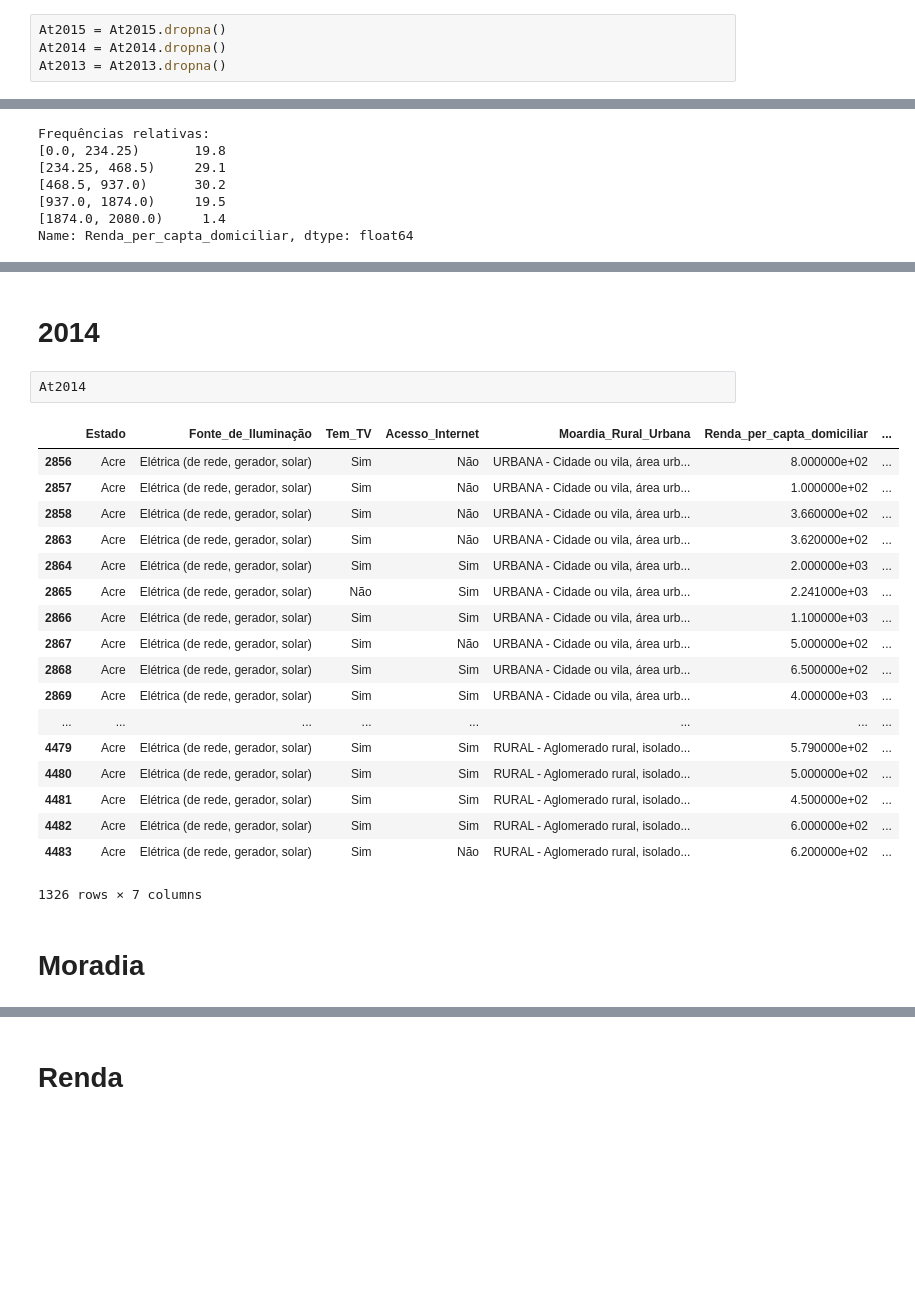
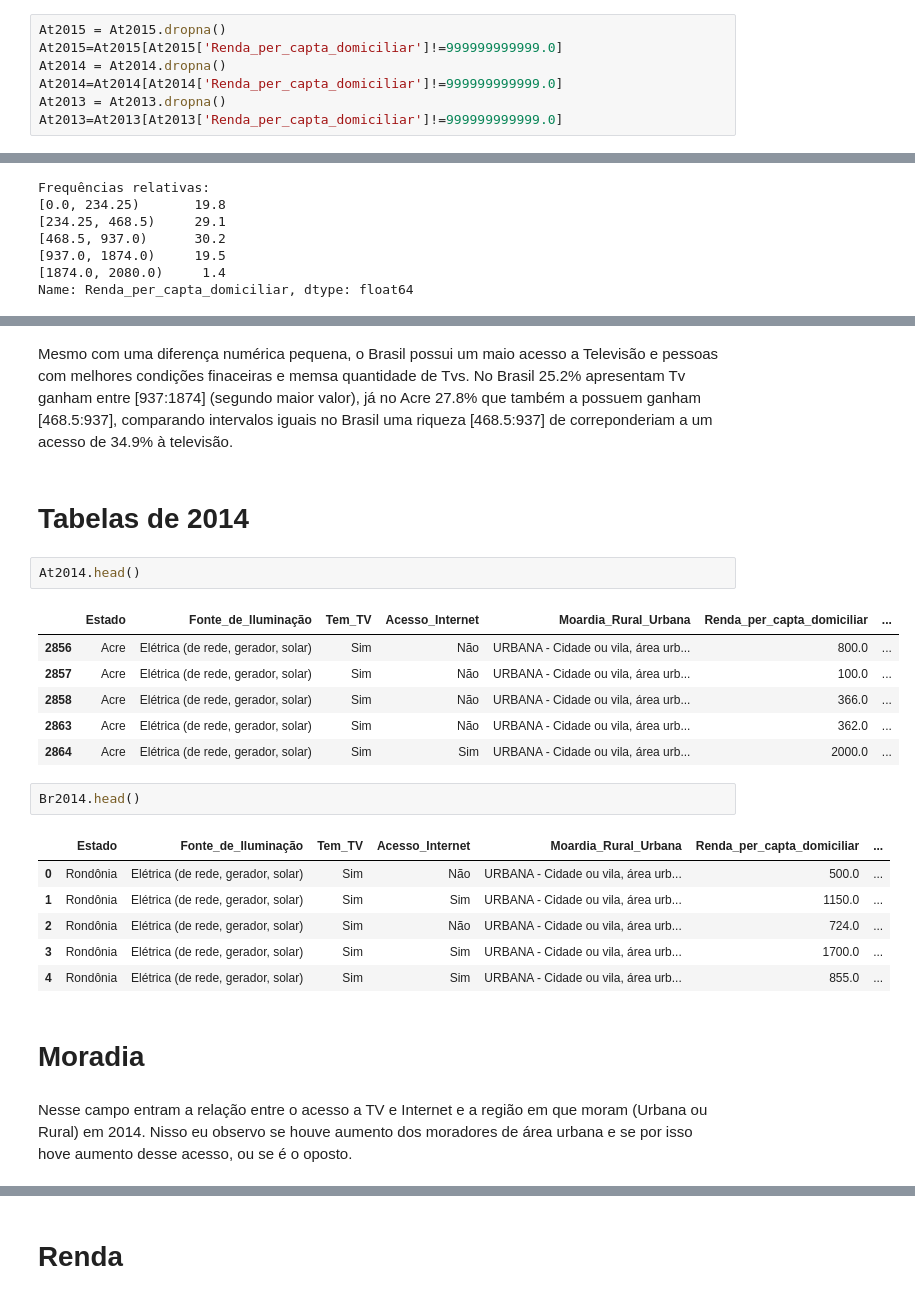
Before and after one commit to pedrodias98/Projeto1-CD, a Jupyter notebook: Projeto1 Layout.ipynb, the cells around one changed output, grey strips where cells are left out. Saved outputs shown, nothing was run; the diff lists cells and outputs as text; blank space fills up the shorter version.

```diff
--- a/Projeto1 Layout.ipynb
+++ b/Projeto1 Layout.ipynb
@@ -129,4 +216,7 @@ At2013.Moardia_Rural_Urbana.cat.categories = (["URBANA - Cidade ou vila, área u
 # %%
 At2015 = At2015.dropna()
+At2015=At2015[At2015['Renda_per_capta_domiciliar']!=999999999999.0]
 At2014 = At2014.dropna()
+At2014=At2014[At2014['Renda_per_capta_domiciliar']!=999999999999.0]
 At2013 = At2013.dropna()
+At2013=At2013[At2013['Renda_per_capta_domiciliar']!=999999999999.0]
@@ -283,25 +557,26 @@ plt.ylabel('Freq.Relativa (em %)')
+# %% [markdown]
+Mesmo com uma diferença numérica pequena, o Brasil possui um maio acesso a Televisão e pessoas com melhores condições finaceiras e memsa quantidade de Tvs. No Brasil 25.2% apresentam Tv ganham entre [937:1874] (segundo maior valor), já no Acre 27.8% que também a possuem ganham [468.5:937], comparando intervalos iguais no Brasil uma riqueza [468.5:937] de correponderiam a um acesso de 34.9% à televisão.
 # %% [markdown]
-# 2014
+# Tabelas de 2014
 # %%
-At2014
+At2014.head()
 # %% [output]
 |  | Estado | Fonte_de_Iluminação | Tem_TV | Acesso_Internet | Moardia_Rural_Urbana | Renda_per_capta_domiciliar | ... |
-| 2856 | Acre | Elétrica (de rede, gerador, solar) | Sim | Não | URBANA - Cidade ou vila, área urb... | 8.000000e+02 | ... |
-| 2857 | Acre | Elétrica (de rede, gerador, solar) | Sim | Não | URBANA - Cidade ou vila, área urb... | 1.000000e+02 | ... |
-| 2858 | Acre | Elétrica (de rede, gerador, solar) | Sim | Não | URBANA - Cidade ou vila, área urb... | 3.660000e+02 | ... |
-| 2863 | Acre | Elétrica (de rede, gerador, solar) | Sim | Não | URBANA - Cidade ou vila, área urb... | 3.620000e+02 | ... |
-| 2864 | Acre | Elétrica (de rede, gerador, solar) | Sim | Sim | URBANA - Cidade ou vila, área urb... | 2.000000e+03 | ... |
-| 2865 | Acre | Elétrica (de rede, gerador, solar) | Não | Sim | URBANA - Cidade ou vila, área urb... | 2.241000e+03 | ... |
-| 2866 | Acre | Elétrica (de rede, gerador, solar) | Sim | Sim | URBANA - Cidade ou vila, área urb... | 1.100000e+03 | ... |
-| 2867 | Acre | Elétrica (de rede, gerador, solar) | Sim | Não | URBANA - Cidade ou vila, área urb... | 5.000000e+02 | ... |
-| 2868 | Acre | Elétrica (de rede, gerador, solar) | Sim | Sim | URBANA - Cidade ou vila, área urb... | 6.500000e+02 | ... |
-| 2869 | Acre | Elétrica (de rede, gerador, solar) | Sim | Sim | URBANA - Cidade ou vila, área urb... | 4.000000e+03 | ... |
-| ... | ... | ... | ... | ... | ... | ... | ... |
-| 4479 | Acre | Elétrica (de rede, gerador, solar) | Sim | Sim | RURAL - Aglomerado rural, isolado... | 5.790000e+02 | ... |
-| 4480 | Acre | Elétrica (de rede, gerador, solar) | Sim | Sim | RURAL - Aglomerado rural, isolado... | 5.000000e+02 | ... |
-| 4481 | Acre | Elétrica (de rede, gerador, solar) | Sim | Sim | RURAL - Aglomerado rural, isolado... | 4.500000e+02 | ... |
-| 4482 | Acre | Elétrica (de rede, gerador, solar) | Sim | Sim | RURAL - Aglomerado rural, isolado... | 6.000000e+02 | ... |
-| 4483 | Acre | Elétrica (de rede, gerador, solar) | Sim | Não | RURAL - Aglomerado rural, isolado... | 6.200000e+02 | ... |
+| 2856 | Acre | Elétrica (de rede, gerador, solar) | Sim | Não | URBANA - Cidade ou vila, área urb... | 800.0 | ... |
+| 2857 | Acre | Elétrica (de rede, gerador, solar) | Sim | Não | URBANA - Cidade ou vila, área urb... | 100.0 | ... |
+| 2858 | Acre | Elétrica (de rede, gerador, solar) | Sim | Não | URBANA - Cidade ou vila, área urb... | 366.0 | ... |
+| 2863 | Acre | Elétrica (de rede, gerador, solar) | Sim | Não | URBANA - Cidade ou vila, área urb... | 362.0 | ... |
+| 2864 | Acre | Elétrica (de rede, gerador, solar) | Sim | Sim | URBANA - Cidade ou vila, área urb... | 2000.0 | ... |
-1326 rows × 7 columns
+# %%
+Br2014.head()
+# %% [output]
+|  | Estado | Fonte_de_Iluminação | Tem_TV | Acesso_Internet | Moardia_Rural_Urbana | Renda_per_capta_domiciliar | ... |
+| 0 | Rondônia | Elétrica (de rede, gerador, solar) | Sim | Não | URBANA - Cidade ou vila, área urb... | 500.0 | ... |
+| 1 | Rondônia | Elétrica (de rede, gerador, solar) | Sim | Sim | URBANA - Cidade ou vila, área urb... | 1150.0 | ... |
+| 2 | Rondônia | Elétrica (de rede, gerador, solar) | Sim | Não | URBANA - Cidade ou vila, área urb... | 724.0 | ... |
+| 3 | Rondônia | Elétrica (de rede, gerador, solar) | Sim | Sim | URBANA - Cidade ou vila, área urb... | 1700.0 | ... |
+| 4 | Rondônia | Elétrica (de rede, gerador, solar) | Sim | Sim | URBANA - Cidade ou vila, área urb... | 855.0 | ... |
 # %% [markdown]
 # Moradia
+# %% [markdown]
+Nesse campo entram a relação entre o acesso a TV e Internet e a região em que moram (Urbana ou Rural) em 2014. Nisso eu observo se houve aumento dos moradores de área urbana e se por isso hove aumento desse acesso, ou se é o oposto.
```
Also changed, not shown: parts of 166 cells of this notebook, 6 other files.
